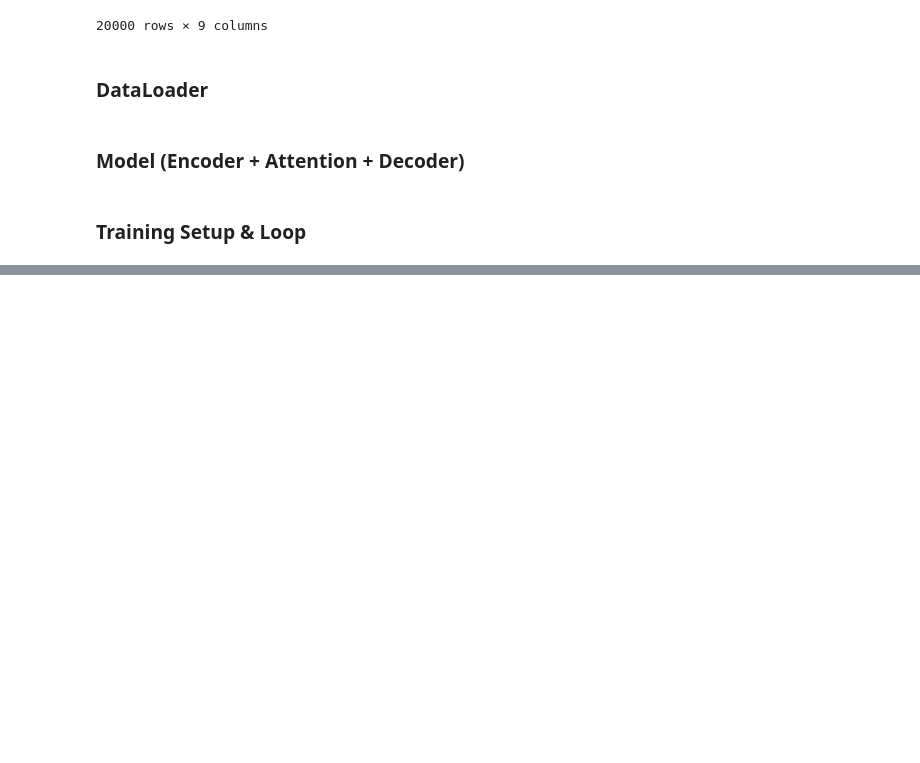
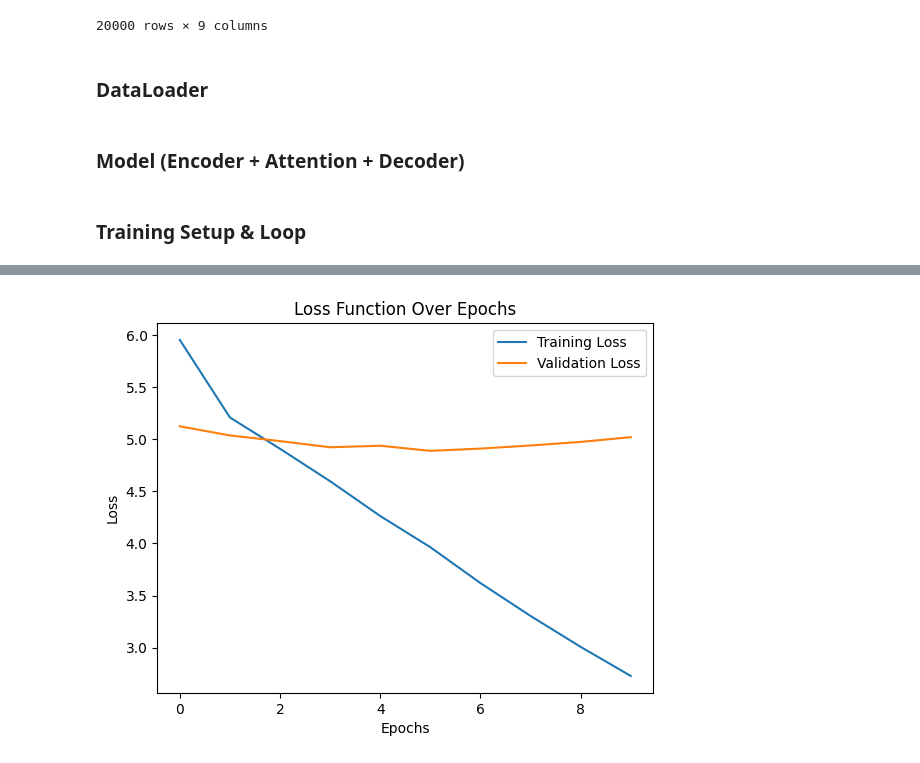
Before and after one commit to ShadyH20/NLP-project, a Jupyter notebook: Milestone 2/Milestone 2.ipynb, the cells around one changed output, grey strips where cells are left out. Drawn from its saved outputs; the diff is of its cells as text; code cells hidden in the pictures; blank space fills up the shorter version.

Commit message:
graph + report

```diff
--- a/Milestone 2/Milestone 2.ipynb
+++ b/Milestone 2/Milestone 2.ipynb
@@ -267,16 +270,24 @@ device = torch.device('cuda' if torch.cuda.is_available() else 'cpu')
 enc = Encoder(embedding_matrix, hidden_dim=128).to(device)
 dec = Decoder(embedding_matrix, hidden_dim=128, vocab_size=len(vocab)).to(device)
 
-
 optimizer = torch.optim.Adam(list(enc.parameters()) + list(dec.parameters()))
 criterion = nn.CrossEntropyLoss(ignore_index=vocab['<pad>'])
 
 EPOCHS = 10
 
+train_loss = []
+val_loss = []
+
+# for idx, token in enumerate(vocab.get_itos()):
+    # print(f"idx: ${idx}, token: ${token}")
+
+def decode(tokens):
+    return ' '.join([vocab.lookup_token(token) for token in tokens if token not in [vocab['<pad>'], vocab['<sos>'], vocab['<eos>'], vocab['<unk>']]])
+
 for epoch in range(EPOCHS):
     enc.train()
     dec.train()
-    train_loss, total_tokens, correct_tokens = 0, 0, 0
+    epoch_train_loss, total_tokens, correct_tokens = 0, 0, 0
 
     for context, question, answer in train_loader:
         context, question, answer = context.to(device), question.to(device), answer.to(device)
@@ -288,13 +299,6 @@ for epoch in range(EPOCHS):
         loss = 0
         for t in range(1, answer.size(1)):
             output, hidden = dec(input_token, hidden, encoder_outputs)
-
-            # if train_loss == 0:
-                # print(f"output: {output}")
-                # print(f"answer[:, t]: {answer[:, t]}")
-                # print(f"input_token: {input_token}")
-                # print(f"hidden: {hidden}")
-                # print(f"encoder_outputs: {encoder_outputs}")
 
             # Calculate loss
             loss += criterion(output, answer[:, t])
@@ -309,16 +313,17 @@ for epoch in range(EPOCHS):
 
         loss.backward()
         optimizer.step()
-        train_loss += loss.item() / answer.size(1)
+        epoch_train_loss += loss.item() / answer.size(1)
 
-    avg_loss = train_loss / len(train_loader)
+    avg_train_loss = epoch_train_loss / len(train_loader)
+    train_loss.append(avg_train_loss)
     accuracy = correct_tokens / total_tokens if total_tokens > 0 else 0
-    print(f"\nEpoch {epoch+1}\nTraining Loss: {avg_loss:.4f}, Token Accuracy: {accuracy:.4f}")
+    print(f"\nEpoch {epoch+1}\nTraining Loss: {avg_train_loss:.4f}, Token Accuracy: {accuracy:.4f}")
 
     # Validation
     enc.eval()
     dec.eval()
-    val_loss, total_tokens, correct_tokens = 0, 0, 0
+    epoch_val_loss, total_tokens, correct_tokens = 0, 0, 0
 
     with torch.no_grad():
         for context, question, answer in val_loader:
@@ -340,8 +345,9 @@ for epoch in range(EPOCHS):
 
                 input_token = answer[:, t]
 
-            val_loss += loss.item() / answer.size(1)
-    avg_val_loss = val_loss / len(val_loader)
+            epoch_val_loss += loss.item() / answer.size(1)
+    avg_val_loss = epoch_val_loss / len(val_loader)
+    val_loss.append(avg_val_loss)
     val_accuracy = correct_tokens / total_tokens if total_tokens > 0 else 0
     print(f"Validation Loss: {avg_val_loss:.4f}, Validation Token Accuracy: {val_accuracy:.4f}")
 # %% [output]
@@ -364,0 +371,12 @@ Validation Loss: 5.0319, Validation Token Accuracy: 0.3120
+# %%
+import matplotlib.pyplot as plt
+
+plt.plot(train_loss, label='Training Loss')
+plt.plot(val_loss, label='Validation Loss')
+plt.xlabel('Epochs')
+plt.ylabel('Loss')
+plt.title('Loss Function Over Epochs')
+plt.legend()
+plt.show()
+# %% [output]
+[figure, added]
```
Also changed, not shown: parts of 5 cells of this notebook, 1 other file.
